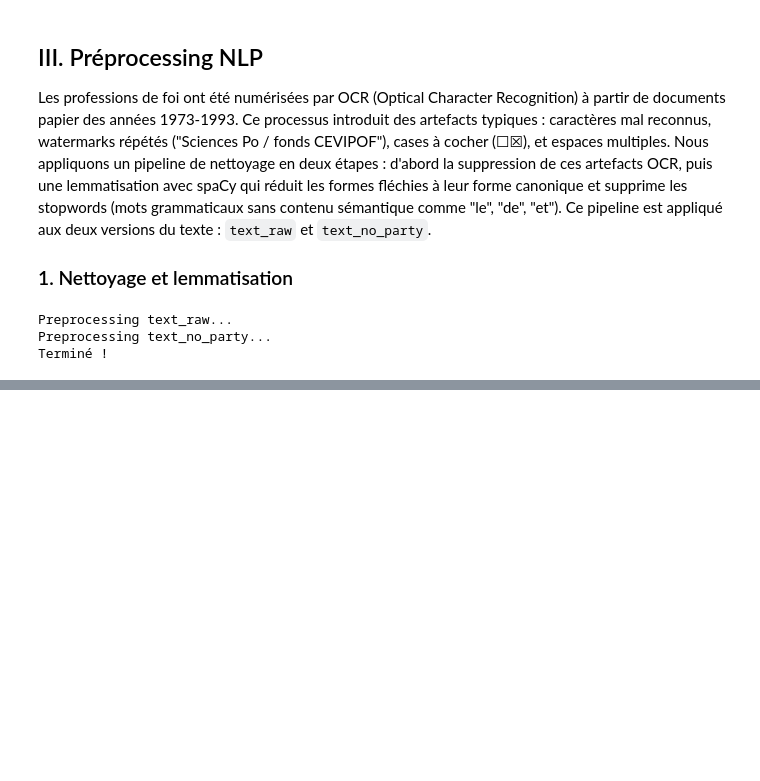
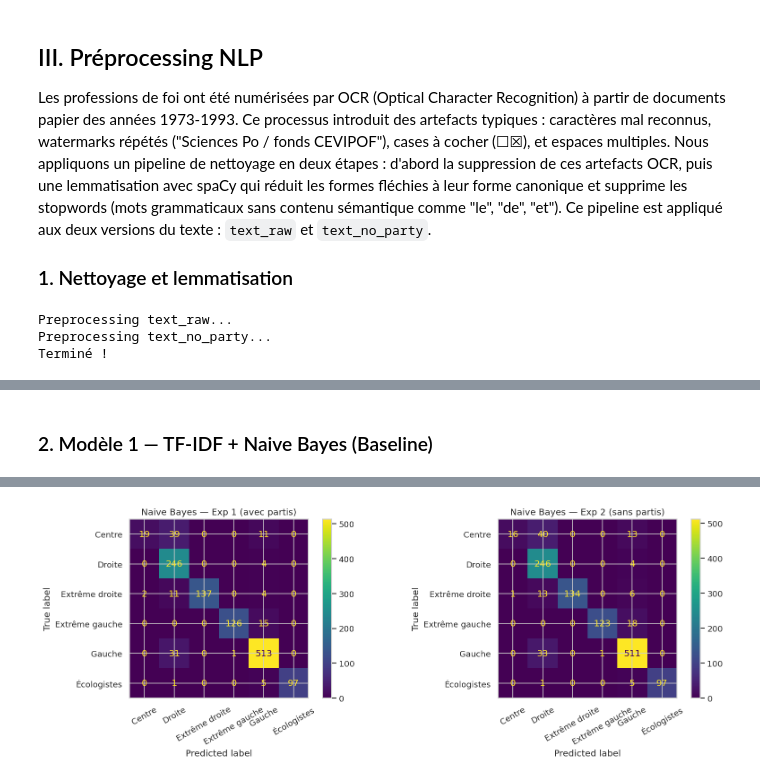
Before and after one commit to GabinSmt/archelec-political-detection, a Jupyter notebook: notebooks/archelec_political_detection.ipynb, the cells around one changed output, grey strips where cells are left out. Cells and saved outputs as stored; diff of their text form; code cells hidden in the pictures; blank space fills up the shorter version.

Commit message:
Add models

```diff
--- a/notebooks/archelec_political_detection.ipynb
+++ b/notebooks/archelec_political_detection.ipynb
@@ -459,0 +477,20 @@ Terminé !
+# %%
+from sklearn.model_selection import train_test_split
+
+# Split stratifié pour conserver les proportions de classes
+# Expérience 1 — avec noms de partis
+X1 = df_final['text_processed']
+X2 = df_final['text_no_party_processed']
+y  = df_final['famille_politique']
+
+X1_train, X1_test, y_train, y_test = train_test_split(
+    X1, y, test_size=0.10, random_state=42, stratify=y
+)
+X2_train, X2_test, _, _ = train_test_split(
+    X2, y, test_size=0.10, random_state=42, stratify=y
+)
+
+print(f"Train : {len(X1_train)} documents")
+print(f"Test  : {len(X1_test)} documents")
+print(f"\nDistribution du test set :")
+print(y_test.value_counts())
@@ -459,0 +510,51 @@ Terminé !
+# %% [markdown]
+### 2. Modèle 1 — TF-IDF + Naive Bayes (Baseline)
+# %%
+from sklearn.feature_extraction.text import TfidfVectorizer
+from sklearn.naive_bayes import MultinomialNB
+from sklearn.pipeline import Pipeline
+from sklearn.metrics import classification_report, ConfusionMatrixDisplay
+
+# --- Expérience 1 : avec noms de partis ---
+pipeline_nb_exp1 = Pipeline([
+    ('tfidf', TfidfVectorizer(max_features=5000, ngram_range=(1, 2), sublinear_tf=True)),
+    ('clf', MultinomialNB())
+])
+pipeline_nb_exp1.fit(X1_train, y_train)
+y_pred_nb_exp1 = pipeline_nb_exp1.predict(X1_test)
+
+# --- Expérience 2 : sans noms de partis ---
+pipeline_nb_exp2 = Pipeline([
+    ('tfidf', TfidfVectorizer(max_features=5000, ngram_range=(1, 2), sublinear_tf=True)),
+    ('clf', MultinomialNB())
+])
+pipeline_nb_exp2.fit(X2_train, y_train)
+y_pred_nb_exp2 = pipeline_nb_exp2.predict(X2_test)
+
+# --- Évaluation ---
+print("=" * 60)
+print("NAIVE BAYES — Expérience 1 (avec noms de partis)")
+print("=" * 60)
+print(classification_report(y_test, y_pred_nb_exp1))
+
+print("=" * 60)
+print("NAIVE BAYES — Expérience 2 (sans noms de partis)")
+print("=" * 60)
+print(classification_report(y_test, y_pred_nb_exp2))
+
+# --- Matrices de confusion ---
+fig, axes = plt.subplots(1, 2, figsize=(14, 5))
+ConfusionMatrixDisplay.from_predictions(
+    y_test, y_pred_nb_exp1, ax=axes[0],
+    xticks_rotation=30
+)
+axes[0].set_title('Naive Bayes — Exp 1 (avec partis)')
+
+ConfusionMatrixDisplay.from_predictions(
+    y_test, y_pred_nb_exp2, ax=axes[1],
+    xticks_rotation=30
+)
+axes[1].set_title('Naive Bayes — Exp 2 (sans partis)')
+plt.tight_layout()
+plt.show()
+# %% [output]
@@ -459,0 +578 @@ Terminé !
+[figure, added]
```
Also changed, not shown: parts of 7 cells of this notebook.
